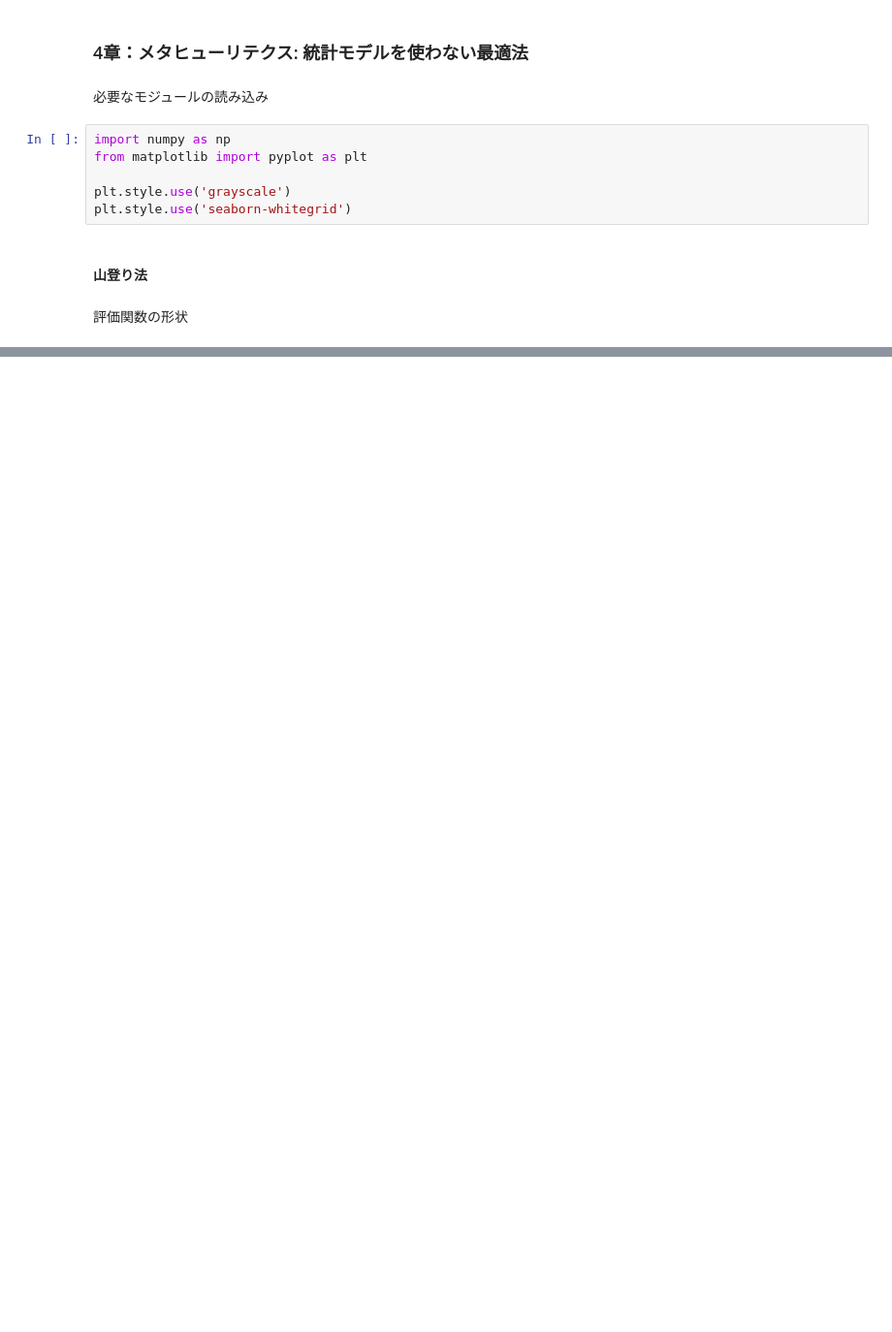
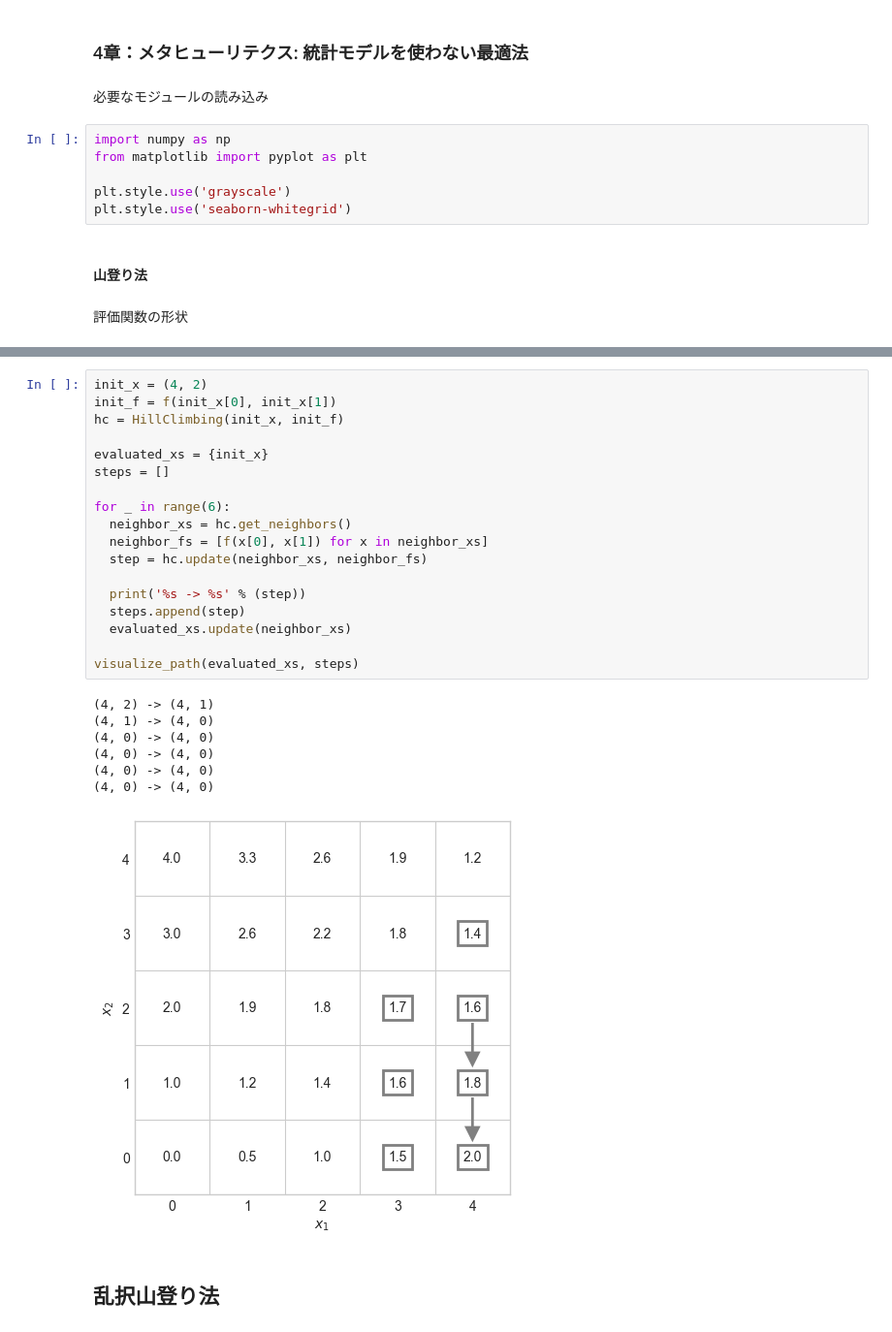
Before and after one commit to uenotakato/Machine-Learning-in-Web-Optimization-with-CmdStanPy, a Jupyter notebook: work-dir/chapter4/chapter4.ipynb, the cells around one changed output, grey strips where cells are left out. Shown at 97% size. Saved outputs shown, nothing was run; the diff lists cells and outputs as text; blank space fills up the shorter version.

```diff
--- a/work-dir/chapter4/chapter4.ipynb
+++ b/work-dir/chapter4/chapter4.ipynb
@@ -52,0 +155,28 @@ plt.show()
+# %%
+init_x = (4, 2)
+init_f = f(init_x[0], init_x[1])
+hc = HillClimbing(init_x, init_f)
+
+evaluated_xs = {init_x}
+steps = []
+
+for _ in range(6):
+  neighbor_xs = hc.get_neighbors()
+  neighbor_fs = [f(x[0], x[1]) for x in neighbor_xs]
+  step = hc.update(neighbor_xs, neighbor_fs)
+
+  print('%s -> %s' % (step))
+  steps.append(step)
+  evaluated_xs.update(neighbor_xs)
+
+visualize_path(evaluated_xs, steps)
+# %% [output]
+(4, 2) -> (4, 1)
+(4, 1) -> (4, 0)
+(4, 0) -> (4, 0)
+(4, 0) -> (4, 0)
+(4, 0) -> (4, 0)
+(4, 0) -> (4, 0)
+[figure, added]
+# %% [markdown]
+## 乱択山登り法
```
Also changed, not shown: parts of 36 cells of this notebook.
